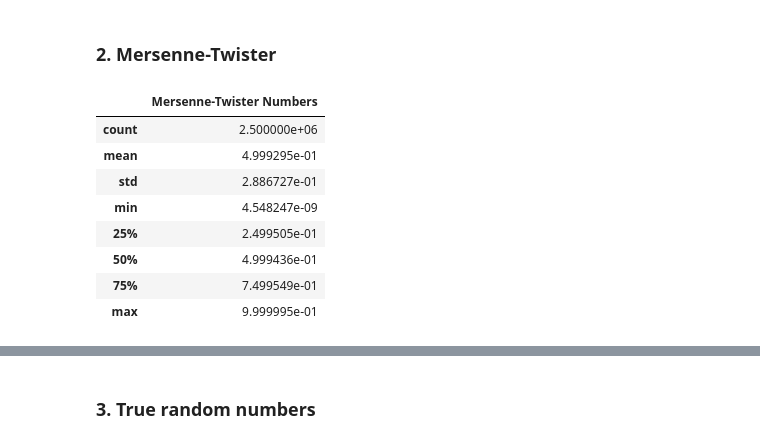
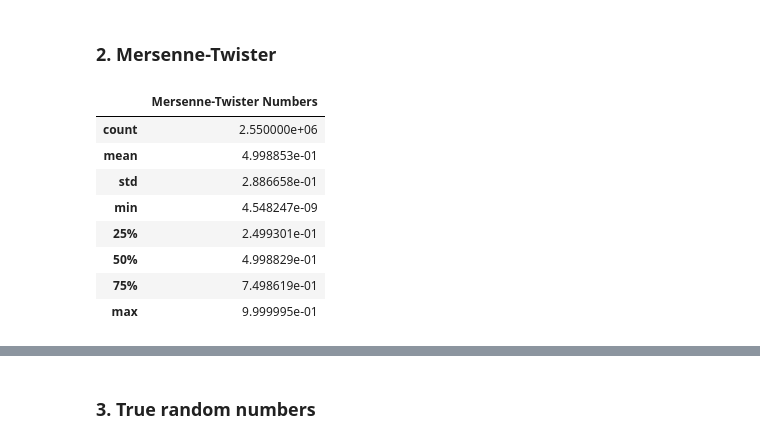
Before and after one commit to msadlej/prng-ea-benchmark, a Jupyter notebook: generators.ipynb, the cells around one changed output, grey strips where cells are left out. Cells and saved outputs as stored; diff of their text form; code cells hidden in the pictures.

```diff
--- a/generators.ipynb
+++ b/generators.ipynb
@@ -5,8 +5,12 @@ import matplotlib.pyplot as plt
 from scipy import stats
 import pandas as pd
 import numpy as np
+import matplotlib
 
-N_SAMPLES = 2500000
+matplotlib.rcParams['pdf.fonttype'] = 42
+matplotlib.rcParams['ps.fonttype'] = 42
+
+N_SAMPLES = 2550000
 BINS = 1000
 # %% [markdown]
 ### 1. Linear Congruential Generator
@@ -26,15 +52,15 @@ linear_congruential.describe()
 # %% [markdown]
 ### 2. Mersenne-Twister
 # %%
-mersenne_twister = pd.read_csv("data/mersenne_twister.csv", nrows=N_SAMPLES)
+mersenne_twister = pd.read_csv("data/uniform/mersenne_twister.csv", nrows=N_SAMPLES)
 mersenne_twister.describe()
 # %% [output]
 |  | Mersenne-Twister Numbers |
-| count | 2.500000e+06 |
-| mean | 4.999295e-01 |
-| std | 2.886727e-01 |
+| count | 2.550000e+06 |
+| mean | 4.998853e-01 |
+| std | 2.886658e-01 |
 | min | 4.548247e-09 |
-| 25% | 2.499505e-01 |
-| 50% | 4.999436e-01 |
-| 75% | 7.499549e-01 |
+| 25% | 2.499301e-01 |
+| 50% | 4.998829e-01 |
+| 75% | 7.498619e-01 |
 | max | 9.999995e-01 |
```
Also changed, not shown: parts of 10 cells of this notebook, 2 other files.
